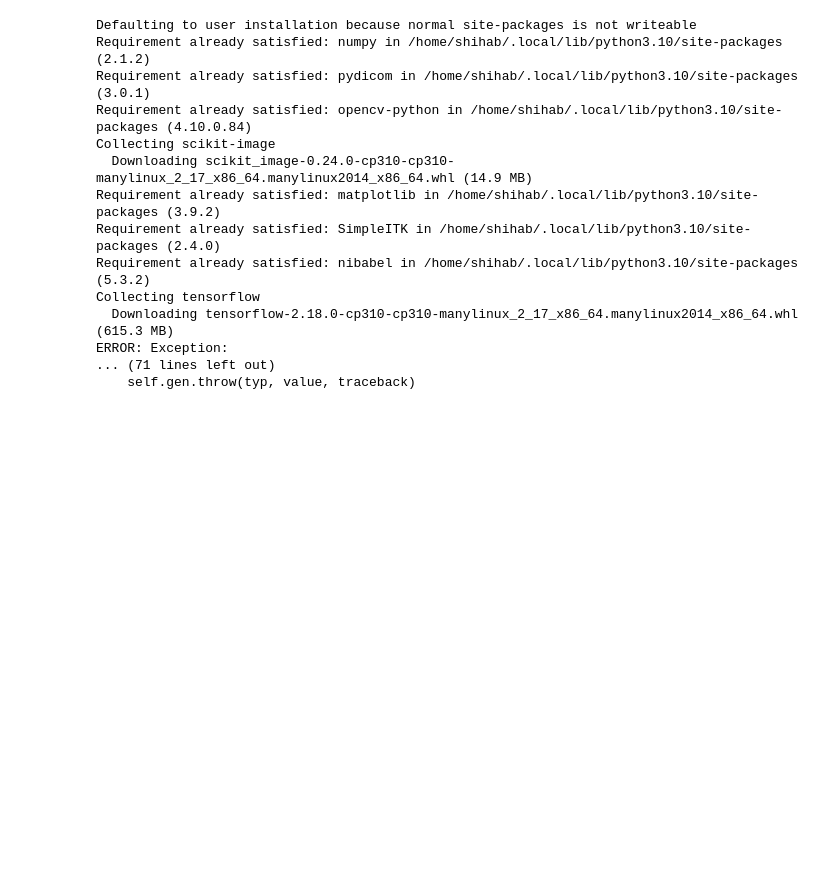
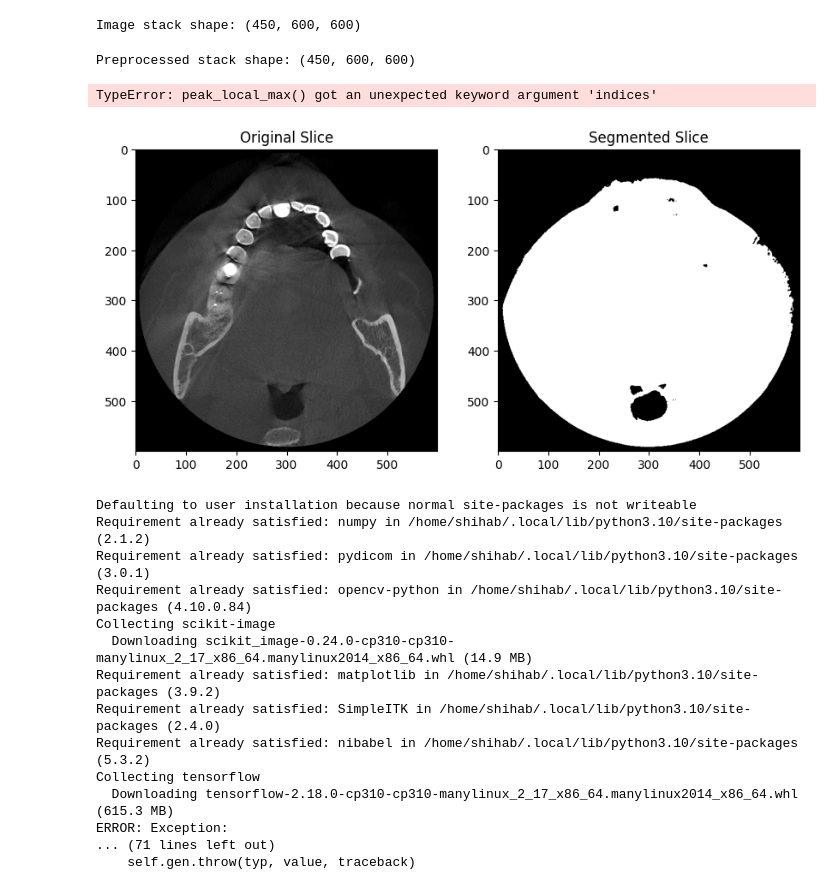
Before and after one commit to shihabhassannaim/99-Days-Coding-Challenge-in-Machine-Learning-, a Jupyter notebook: 3d image processing/notebook/3d.ipynb, the cells around one changed output. Drawn from its saved outputs; the diff is of its cells as text; code cells hidden in the pictures; blank space fills up the shorter version.

```diff
--- a/3d image processing/notebook/3d.ipynb
+++ b/3d image processing/notebook/3d.ipynb
@@ -61,3 +12,81 @@ def load_dicom_series(base_dir):
+# %%
+import os
+import pydicom
+import numpy as np
+
+# Folder containing DICOM files
+dicom_folder = "/home/shihab/Desktop/Machine Learning/Dataset/3dImageDataset/minData/147-Tahera Sultana. Dr_Nurul_Amin"
+
+# Load all DICOM files
+dicom_files = [pydicom.dcmread(os.path.join(dicom_folder, f)) for f in os.listdir(dicom_folder) if f.endswith('.dcm')]
+
+# Convert DICOM pixel data to a 3D numpy array
+image_stack = np.stack([f.pixel_array for f in dicom_files])
+
+print(f"Image stack shape: {image_stack.shape}")  # (num_slices, height, width)
+# %% [output]
+Image stack shape: (450, 600, 600)
+# %%
+
+from skimage import exposure
+from scipy.ndimage import gaussian_filter
+
+# Normalize and enhance contrast
+normalized_stack = exposure.rescale_intensity(image_stack, out_range=(0, 255)).astype(np.uint8)
+
+# Apply Gaussian smoothing
+smoothed_stack = gaussian_filter(normalized_stack, sigma=1)
+
+print(f"Preprocessed stack shape: {smoothed_stack.shape}")
+# %% [output]
+Preprocessed stack shape: (450, 600, 600)
+# %%
+from skimage.filters import threshold_otsu
+from skimage.morphology import remove_small_objects
+
+# Apply Otsu's thresholding
+segmented_stack = []
+for slice in smoothed_stack:
+    threshold = threshold_otsu(slice)
+    binary_mask = slice > threshold
+    segmented_stack.append(binary_mask)
+
+segmented_stack = np.array(segmented_stack)
+
+# Remove small objects
+cleaned_stack = np.array([remove_small_objects(mask, min_size=100) for mask in segmented_stack])
+# %%
+from skimage.segmentation import watershed
+from skimage.feature import peak_local_max
+from scipy.ndimage import label
+
+# Perform watershed segmentation
+labels = []
+for slice in smoothed_stack:
+    distance = -gaussian_filter(slice, sigma=2)
+    local_max = peak_local_max(distance, indices=False, footprint=np.ones((3, 3)), labels=slice)
+    markers, _ = label(local_max)
+    segmented = watershed(distance, markers, mask=slice)
+    labels.append(segmented)
+
+labels = np.array(labels)
+# %% [output]
+TypeError: peak_local_max() got an unexpected keyword argument 'indices'
+# %%
+import matplotlib.pyplot as plt
+
+# Visualize a single slice
+slice_idx = 50  # Choose any slice index
+plt.figure(figsize=(10, 5))
+plt.subplot(1, 2, 1)
+plt.title("Original Slice")
+plt.imshow(image_stack[slice_idx], cmap="gray")
+plt.subplot(1, 2, 2)
+plt.title("Segmented Slice")
+plt.imshow(segmented_stack[slice_idx], cmap="gray")
+plt.show()
+# %% [output]
+[figure, added]
 # %%
 def normalize(volume):
     volume = volume - np.min(volume)
```
Also changed, not shown: parts of 2 cells of this notebook, 3 other files.
